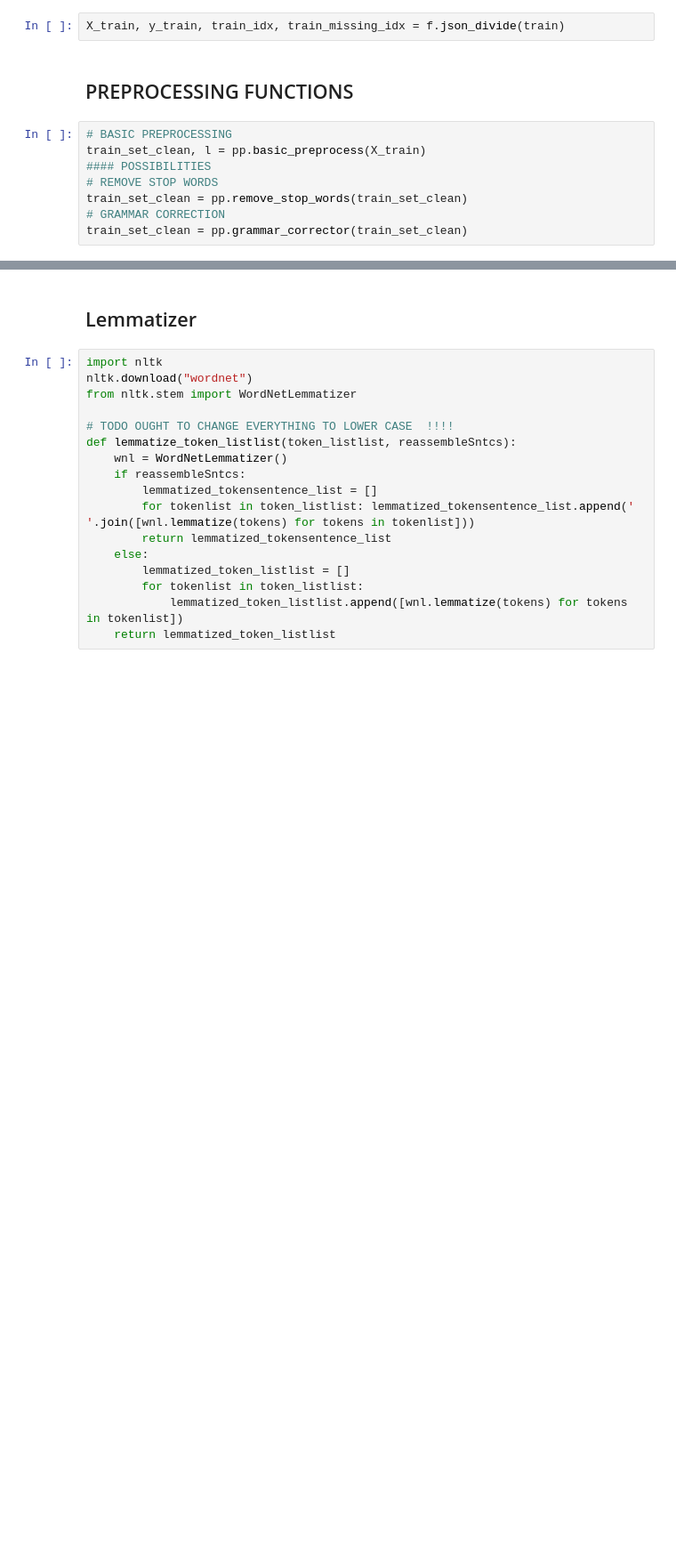
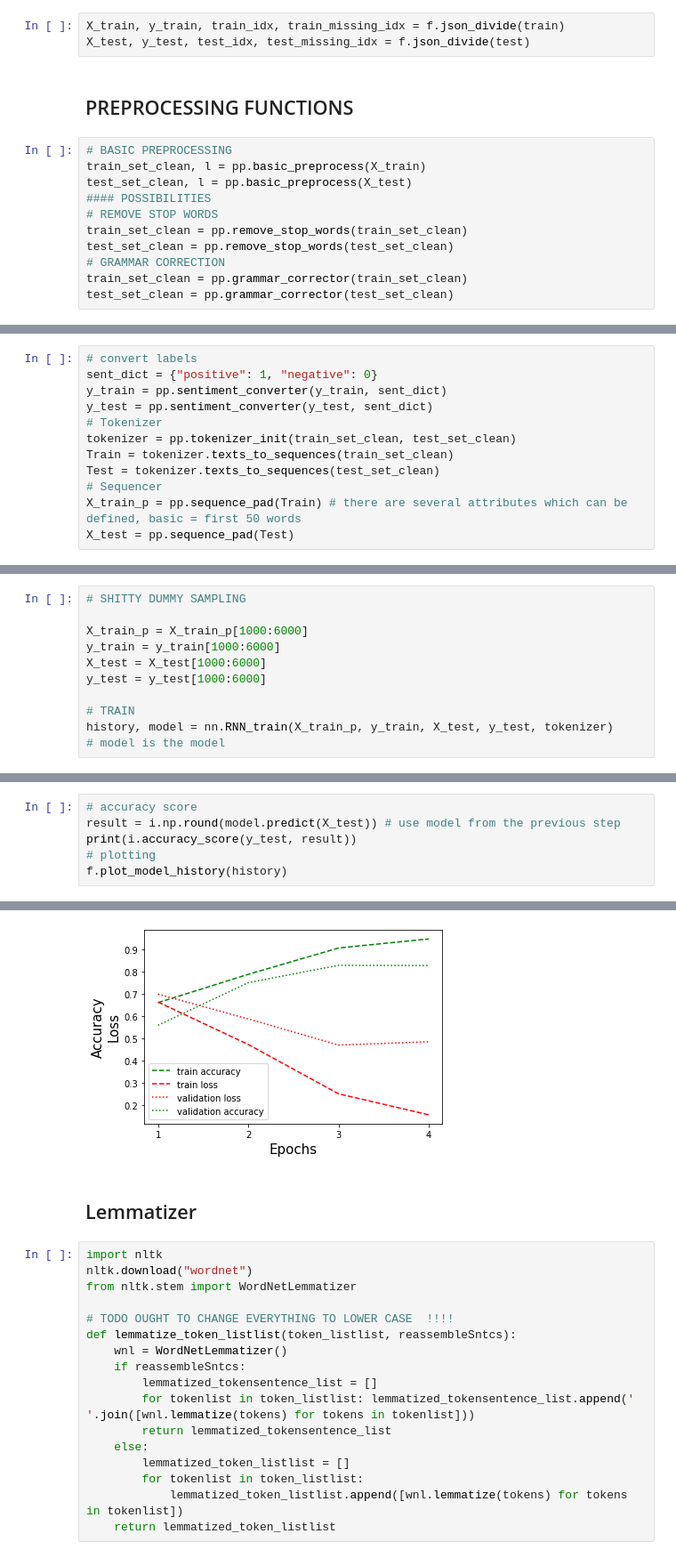
Before and after one commit to csipapicsa/2ndYearProject-NLP, a Jupyter notebook: Simple pipeline.ipynb, the cells around one changed output, grey strips where cells are left out. Shown at 89% size. Cells and saved outputs as stored; diff of their text form; blank space fills up the shorter version.

Commit message:
RNN train function added
- plus functions and preprocessing.py are updated, ready for GridSearch

```diff
--- a/Simple pipeline.ipynb
+++ b/Simple pipeline.ipynb
@@ -23,12 +29,16 @@ Number of data:  100000
 # %%
 X_train, y_train, train_idx, train_missing_idx = f.json_divide(train)
+X_test, y_test, test_idx, test_missing_idx = f.json_divide(test)
 # %% [markdown]
 ## PREPROCESSING FUNCTIONS
 # %%
 # BASIC PREPROCESSING
 train_set_clean, l = pp.basic_preprocess(X_train)
+test_set_clean, l = pp.basic_preprocess(X_test)
 #### POSSIBILITIES
 # REMOVE STOP WORDS
 train_set_clean = pp.remove_stop_words(train_set_clean)
+test_set_clean = pp.remove_stop_words(test_set_clean)
 # GRAMMAR CORRECTION
 train_set_clean = pp.grammar_corrector(train_set_clean)
+test_set_clean = pp.grammar_corrector(test_set_clean)
@@ -34,0 +47,12 @@ train_set_clean = pp.grammar_corrector(train_set_clean)
+# %%
+# convert labels
+sent_dict = {"positive": 1, "negative": 0}
+y_train = pp.sentiment_converter(y_train, sent_dict)
+y_test = pp.sentiment_converter(y_test, sent_dict)
+# Tokenizer
+tokenizer = pp.tokenizer_init(train_set_clean, test_set_clean)
+Train = tokenizer.texts_to_sequences(train_set_clean)
+Test = tokenizer.texts_to_sequences(test_set_clean)
+# Sequencer
+X_train_p = pp.sequence_pad(Train) # there are several attributes which can be defined, basic = first 50 words
+X_test = pp.sequence_pad(Test)
@@ -34,0 +61,11 @@ train_set_clean = pp.grammar_corrector(train_set_clean)
+# %%
+# SHITTY DUMMY SAMPLING
+
+X_train_p = X_train_p[1000:6000]
+y_train = y_train[1000:6000]
+X_test = X_test[1000:6000]
+y_test = y_test[1000:6000]
+
+# TRAIN
+history, model = nn.RNN_train(X_train_p, y_train, X_test, y_test, tokenizer)
+# model is the model
@@ -34,0 +86,7 @@ train_set_clean = pp.grammar_corrector(train_set_clean)
+# %%
+# accuracy score
+result = i.np.round(model.predict(X_test)) # use model from the previous step
+print(i.accuracy_score(y_test, result))
+# plotting
+f.plot_model_history(history)
+# %% [output]
@@ -35,3 +94,4 @@ train_set_clean = pp.grammar_corrector(train_set_clean)
+[figure, added]
 # %% [markdown]
 ## Lemmatizer
 # %%
```
Also changed, not shown: parts of 9 cells of this notebook, 2 other files.
